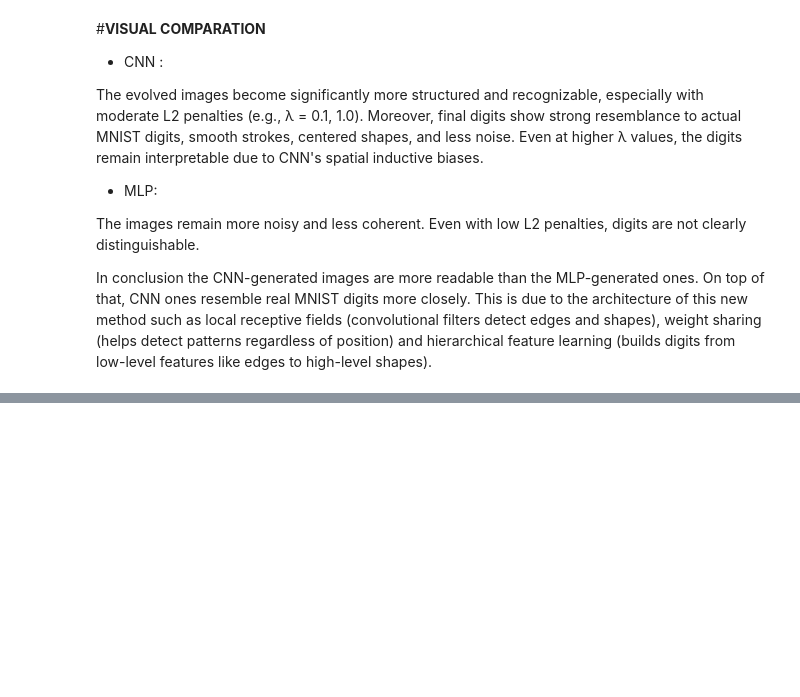
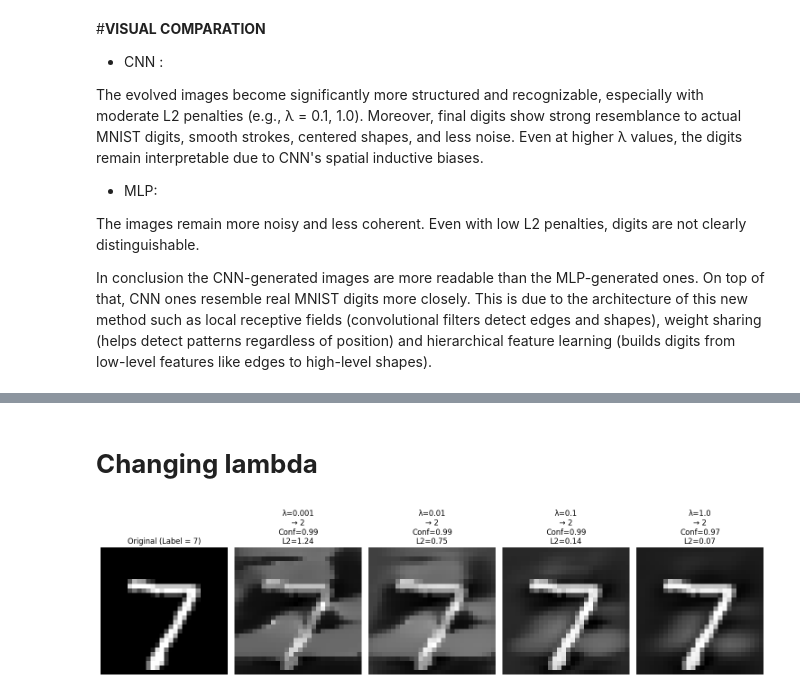
Before and after one commit to glorivaas/Machine_Learning25, a Jupyter notebook: Lab10.ipynb, the cells around one changed output, grey strips where cells are left out. Saved outputs shown, nothing was run; the diff lists cells and outputs as text; code cells hidden in the pictures; blank space fills up the shorter version.

```diff
--- a/Lab10.ipynb
+++ b/Lab10.ipynb
@@ -461,0 +615,51 @@ In conclusion the CNN-generated images are more readable than the MLP-generated
+# %% [markdown]
+# **Changing lambda**
+# %%
+target_class = 2
+sample_img, label = next((img, lbl) for img, lbl in mnist if lbl == 7)
+img = sample_img.unsqueeze(0)
+img = img.to(device)
+true_label = torch.tensor([label], device=device)
+target_wrong = torch.tensor([target_class], device=device)
+
+lambda_values = [0.001, 0.01, 0.1, 1.0]
+results = []
+
+for lam in lambda_values:
+    delta = torch.zeros_like(img, requires_grad=True)
+    optimizer = torch.optim.Adam([delta], lr=0.1)
+
+    for _ in range(300):
+        optimizer.zero_grad()
+        logits = net(img + delta)
+        loss = F.cross_entropy(logits, target_wrong) + lam * delta.pow(2).mean()
+        loss.backward()
+        optimizer.step()
+
+    with torch.no_grad():
+        pred = net(img + delta).argmax(dim=1).item()
+        conf = F.softmax(net(img + delta), dim=1)[0, target_class].item()
+        l2_norm = delta.pow(2).mean().item()
+
+    results.append({
+        'lambda': lam,
+        'image': (img + delta).squeeze().cpu(),
+        'prediction': pred,
+        'confidence': conf,
+        'l2': l2_norm
+    })
+
+fig, axes = plt.subplots(1, len(results)+1, figsize=(15, 4))
+axes[0].imshow(img.squeeze().cpu(), cmap='gray')
+axes[0].set_title(f"Original (Label = {label})")
+axes[0].axis('off')
+
+for i, res in enumerate(results):
+    axes[i+1].imshow(res['image'].detach().numpy(), cmap='gray')
+    axes[i+1].set_title(f"λ={res['lambda']}\n→ {res['prediction']}\nConf={res['confidence']:.2f}\nL2={res['l2']:.2f}")
+    axes[i+1].axis('off')
+
+plt.tight_layout()
+plt.show()
+# %% [output]
+[figure, added]
```
Also changed, not shown: parts of 7 cells of this notebook.
